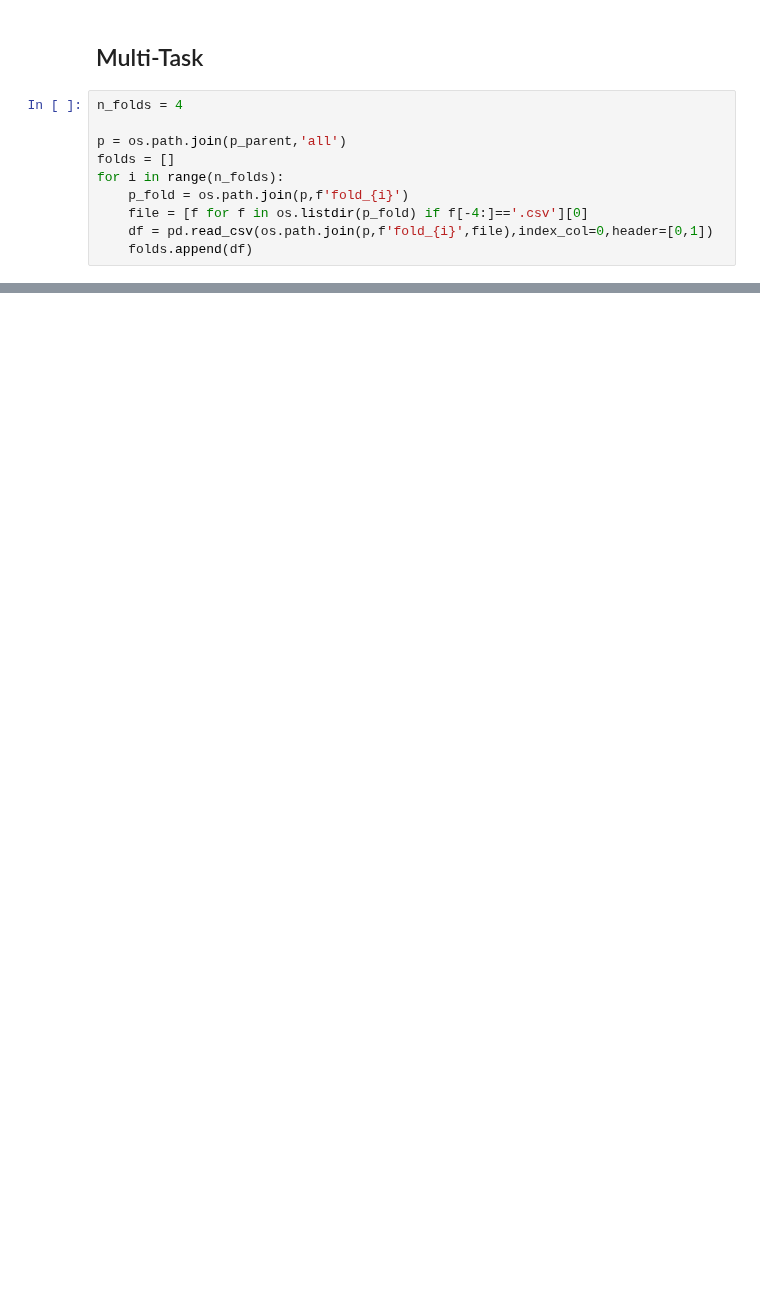
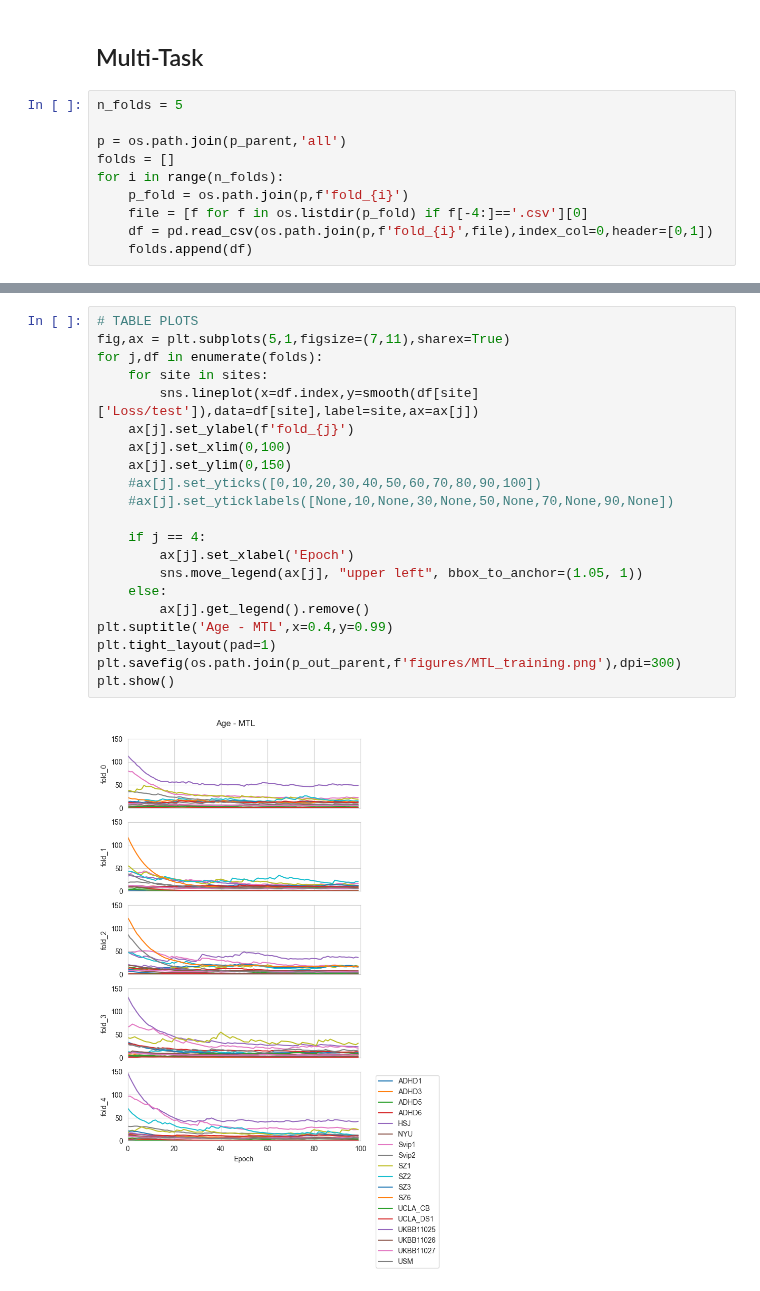
Before and after one commit to harveyaa/neuropsych_mtl, a Jupyter notebook: MTL/MTL_age_training_plots.ipynb, the cells around one changed output, grey strips where cells are left out. Cells and saved outputs as stored; diff of their text form; blank space fills up the shorter version.

```diff
--- a/MTL/MTL_age_training_plots.ipynb
+++ b/MTL/MTL_age_training_plots.ipynb
@@ -80,7 +95,7 @@ for site in res_single:
 # %% [markdown]
 ## Multi-Task
 # %%
-n_folds = 4
+n_folds = 5
 
 p = os.path.join(p_parent,'all')
 folds = []
@@ -108,0 +124,23 @@ for i,df in enumerate(folds):
+# %%
+# TABLE PLOTS
+fig,ax = plt.subplots(5,1,figsize=(7,11),sharex=True)
+for j,df in enumerate(folds):
+    for site in sites:
+        sns.lineplot(x=df.index,y=smooth(df[site]['Loss/test']),data=df[site],label=site,ax=ax[j])
+    ax[j].set_ylabel(f'fold_{j}')
+    ax[j].set_xlim(0,100)
+    ax[j].set_ylim(0,150)
+    #ax[j].set_yticks([0,10,20,30,40,50,60,70,80,90,100])
+    #ax[j].set_yticklabels([None,10,None,30,None,50,None,70,None,90,None])
+
+    if j == 4:
+        ax[j].set_xlabel('Epoch')
+        sns.move_legend(ax[j], "upper left", bbox_to_anchor=(1.05, 1))
+    else:
+        ax[j].get_legend().remove()
+plt.suptitle('Age - MTL',x=0.4,y=0.99)
+plt.tight_layout(pad=1)
+plt.savefig(os.path.join(p_out_parent,f'figures/MTL_training.png'),dpi=300)
+plt.show()
+# %% [output]
+[figure, added]
```
Also changed, not shown: parts of 4 cells of this notebook, 23 other files.
